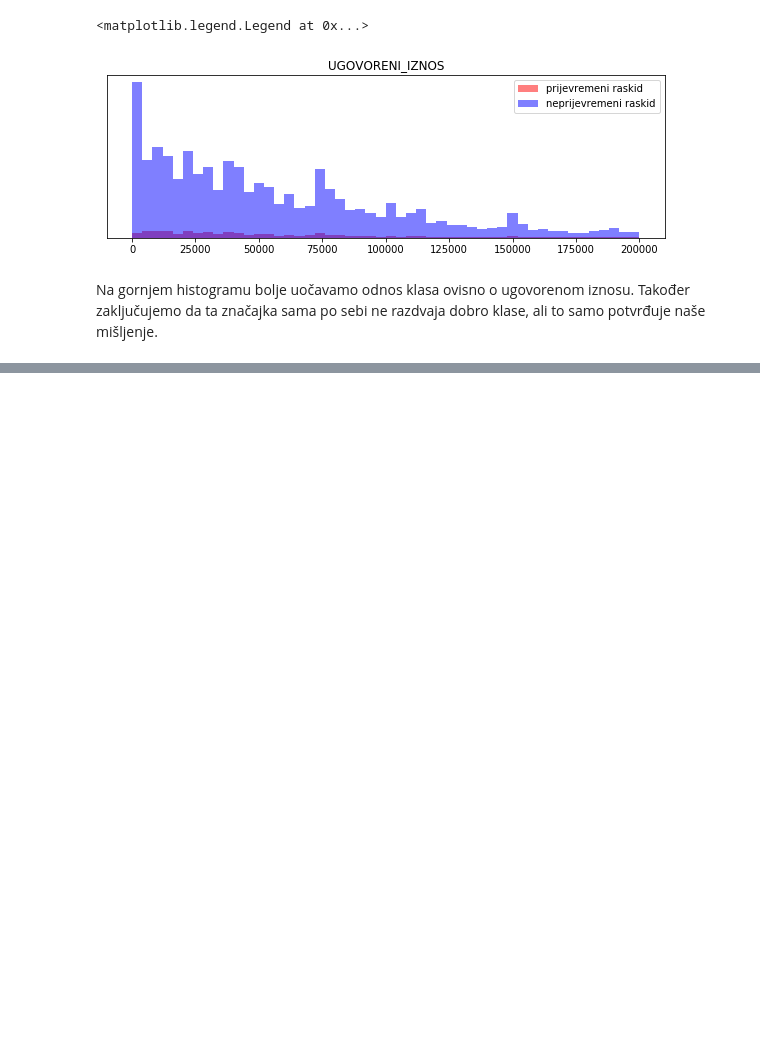
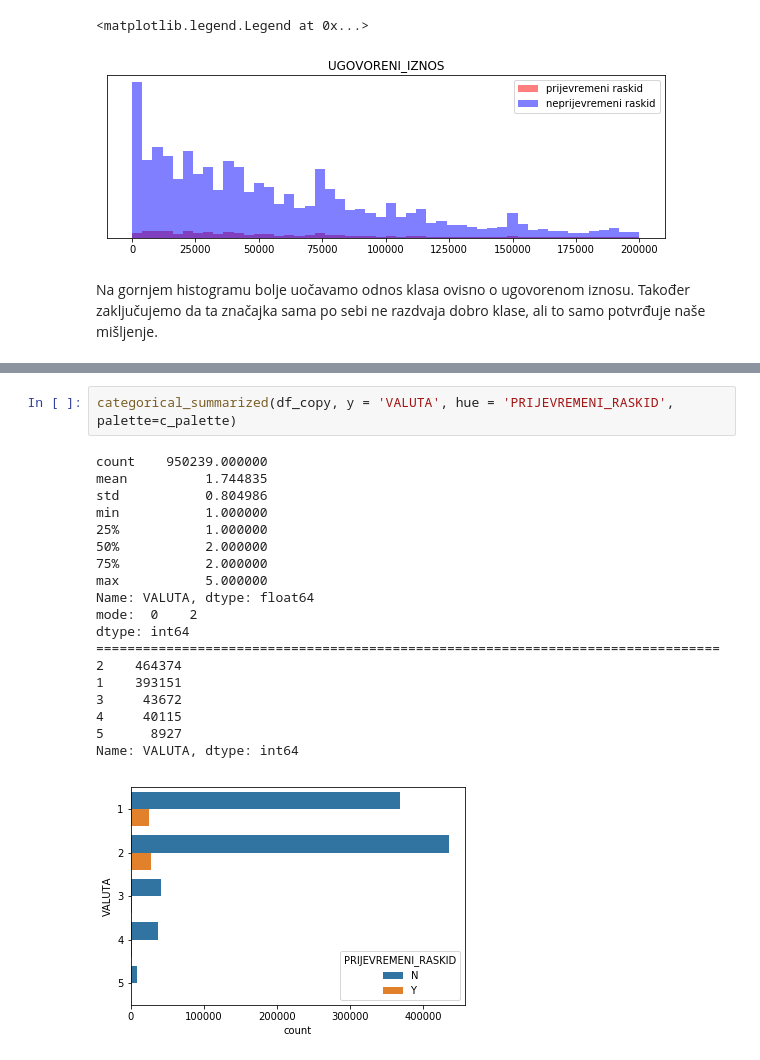
Before and after one commit to drajsel/Outliers, a Jupyter notebook: EDA-Outliers.ipynb, the cells around one changed output, grey strips where cells are left out. Drawn from its saved outputs; the diff is of its cells as text; blank space fills up the shorter version.

```diff
--- a/EDA-Outliers.ipynb
+++ b/EDA-Outliers.ipynb
@@ -272,0 +307,22 @@ AttributeError: 'DataFrame' object has no attribute 'crosstab'
+# %%
+categorical_summarized(df_copy, y = 'VALUTA', hue = 'PRIJEVREMENI_RASKID', palette=c_palette)
+# %% [output]
+count    950239.000000
+mean          1.744835
+std           0.804986
+min           1.000000
+25%           1.000000
+50%           2.000000
+75%           2.000000
+max           5.000000
+Name: VALUTA, dtype: float64
+mode:  0    2
+dtype: int64
+================================================================================
+2    464374
+1    393151
+3     43672
+4     40115
+5      8927
+Name: VALUTA, dtype: int64
+[figure, added]
```
Also changed, not shown: parts of 9 cells of this notebook.
